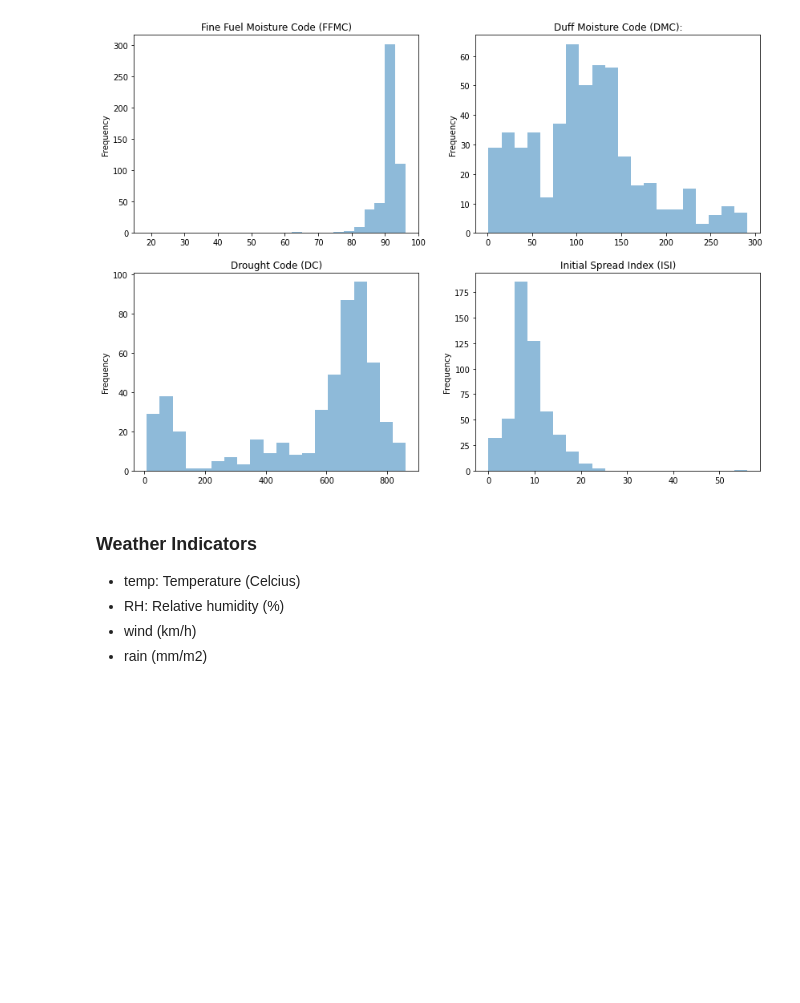
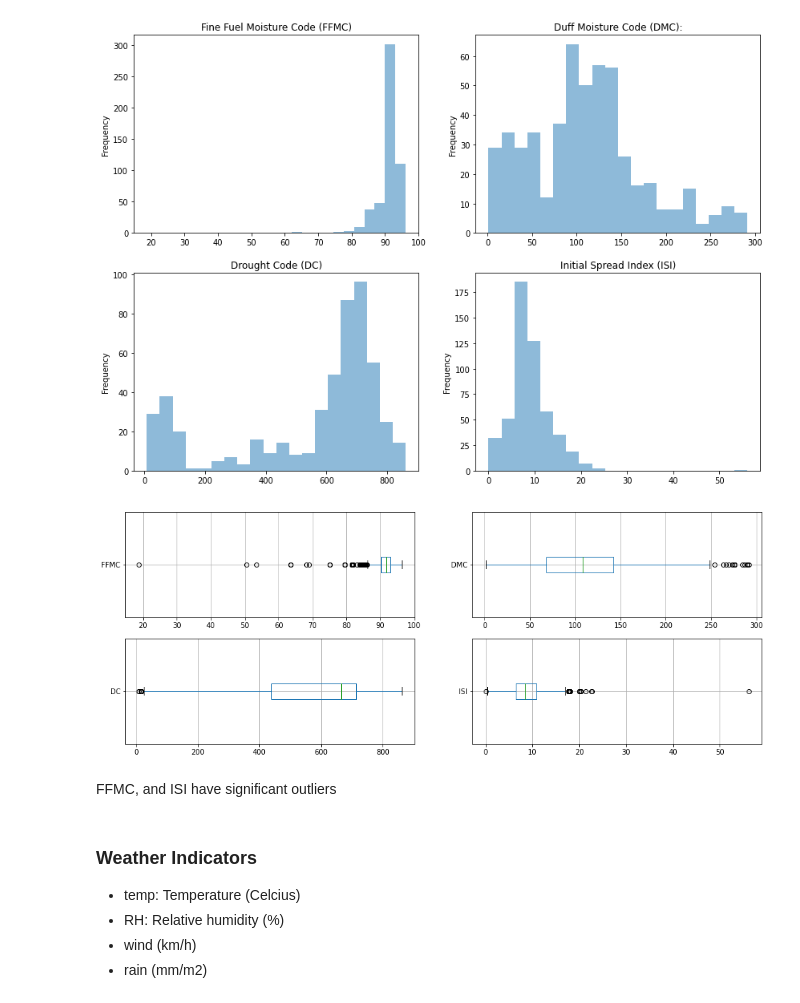
Before and after one commit to leanguardia/msc-project-pipelines, a Jupyter notebook: Wrangling-Fire_Forests.ipynb, the cells around one changed output. Cells and saved outputs as stored; diff of their text form; code cells hidden in the pictures; blank space fills up the shorter version.

```diff
--- a/Wrangling-Fire_Forests.ipynb
+++ b/Wrangling-Fire_Forests.ipynb
@@ -133,6 +167,18 @@ def plot_fwi_indicators(data):
 plot_fwi_indicators(df)
 # %% [output]
 [figure]
+# %%
+def plot_fwi_indicators_outliers(data):
+    fig, axes = plt.subplots(2,2, figsize=(16,6))
+    data.boxplot(column='FFMC', ax=axes[0,0], vert=False)
+    data.boxplot(column='DMC', ax=axes[0,1], vert=False)
+    data.boxplot(column='DC', ax=axes[1,0], vert=False)
+    data.boxplot(column='ISI', ax=axes[1,1], vert=False)
+plot_fwi_indicators_outliers(df)
+# %% [output]
+[figure, added]
+# %% [markdown]
+FFMC, and ISI have significant outliers
 # %% [markdown]
 ### Weather Indicators
 - temp: Temperature (Celcius)
```
Also changed, not shown: parts of 28 cells of this notebook.
